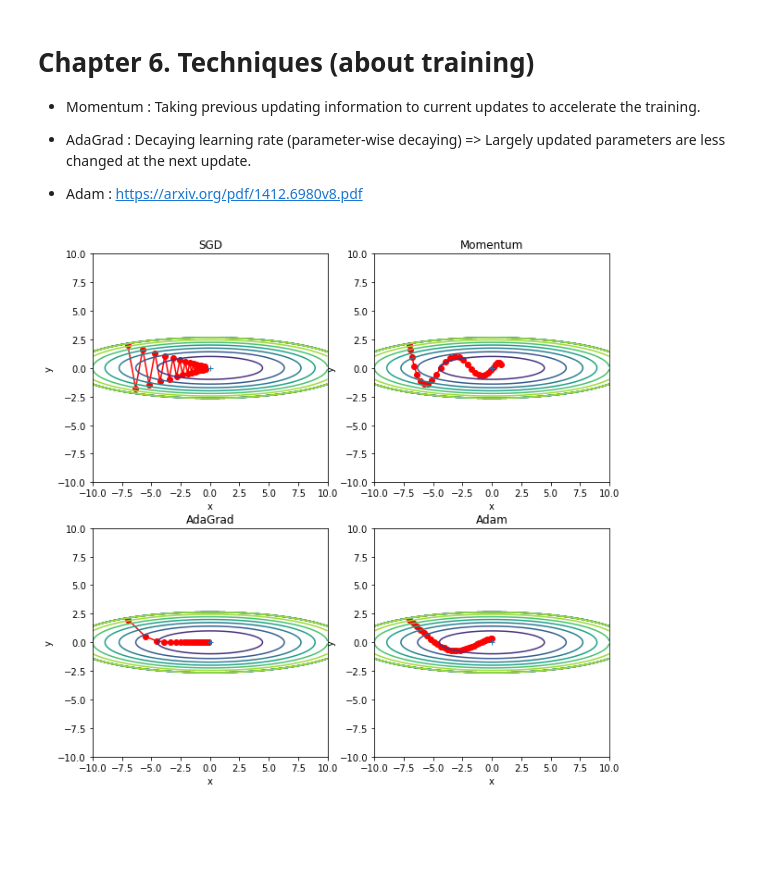
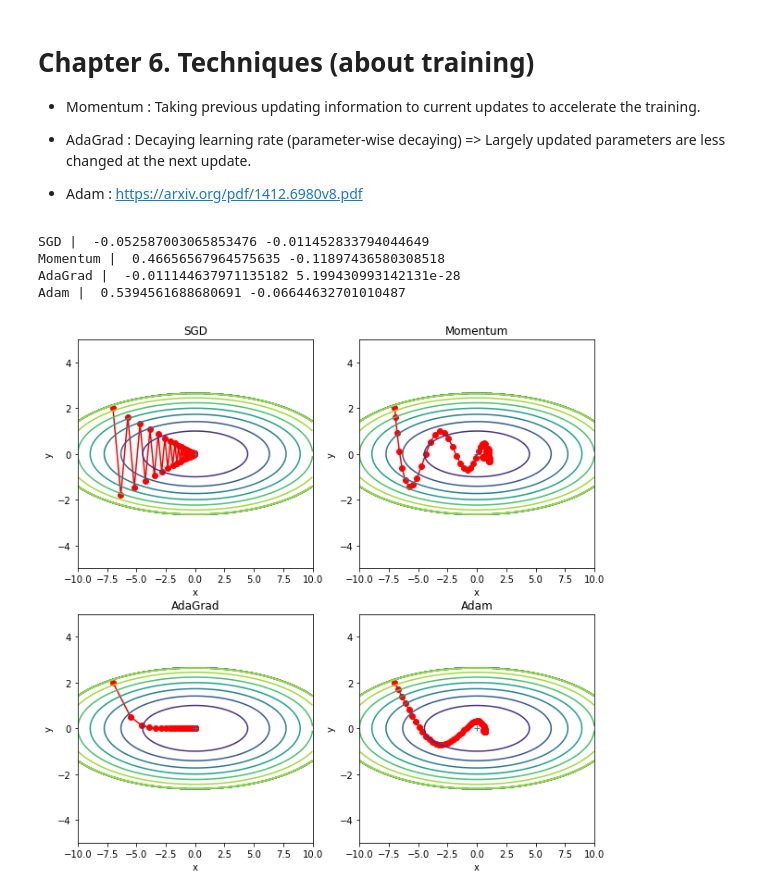
Before and after one commit to hsp9308/DL_from_scratch01_note, a Jupyter notebook: C06_techniques/Untitled.ipynb, the cells around one changed output. Saved outputs shown, nothing was run; the diff lists cells and outputs as text; code cells hidden in the pictures; blank space fills up the shorter version.

```diff
--- a/C06_techniques/Untitled.ipynb
+++ b/C06_techniques/Untitled.ipynb
@@ -38,44 +40,64 @@ params = {}
 params['x'], params['y'] = init_pos[0], init_pos[1]
 grads = {}
 grads['x'], grads['y'] = 0, 0
 
-idx = 1
+fig, axes = plt.subplots(2, 2, figsize=(10,10))
 
-plt.figure(figsize=(10,10))
+idx = 0
+idy = 0
 
 for key in optimizers.keys():
     optimizer = optimizers[key]
     x_history = []
     y_history = []
     params['x'], params['y'] = init_pos[0], init_pos[1]
 
-    for i in range(30):
+    for i in range(50):
         x_history.append(params['x'])
         y_history.append(params['y'])
 
         grads['x'], grads['y'] = df(params['x'], params['y'])
         optimizer.update(params, grads)
 
     x = np.arange(-10, 10, 0.01)
     y = np.arange(-5, 5, 0.01)
 
     X, Y = np.meshgrid(x, y)
     Z = f(X, Y)
 
     mask = Z > 7
     Z[mask] = 0
 
-    plt.subplot(2, 2, idx)
-    idx += 1
-    plt.plot(x_history, y_history, 'o-', color="red")
-    plt.contour(X, Y, Z)
-    plt.ylim(-10, 10)
-    plt.xlim(-10, 10)
-    plt.plot(0, 0, '+')
-    plt.title(key)
-    plt.xlabel("x")
-    plt.ylabel("y")
+
+    print(key + " | ",x_history[-1], y_history[-1])
+
+
+    axes[idx][idy].plot(x_history,y_history,'o-', color="red")
+    axes[idx][idy].contour(X, Y, Z)
+    axes[idx][idy].set_ylim([-5,5])
+    axes[idx][idy].set_xlim([-10,10])
+    axes[idx][idy].plot(0,0,'+')
+    axes[idx][idy].set_title(key)
+    axes[idx][idy].set_xlabel("x")
+    axes[idx][idy].set_ylabel("y")
+    idy += 1
+    if idy == 2:
+        idx += 1
+        idy = 0
+
+#     plt.plot(x_history, y_history, 'o-', color="red")
+#     plt.contour(X, Y, Z)
+#     plt.ylim(-10, 10)
+#     plt.xlim(-10, 10)
+#     plt.plot(0, 0, '+')
+#     plt.title(key)
+#     plt.xlabel("x")
+#     plt.ylabel("y")
 
 plt.show()
 # %% [output]
+SGD |  -0.052587003065853476 -0.011452833794044649
+Momentum |  0.46656567964575635 -0.11897436580308518
+AdaGrad |  -0.011144637971135182 5.199430993142131e-28
+Adam |  0.5394561688680691 -0.06644632701010487
-[figure, old version]
+[figure, new version]
```
Also changed, not shown: parts of 3 cells of this notebook, 2 other files.
